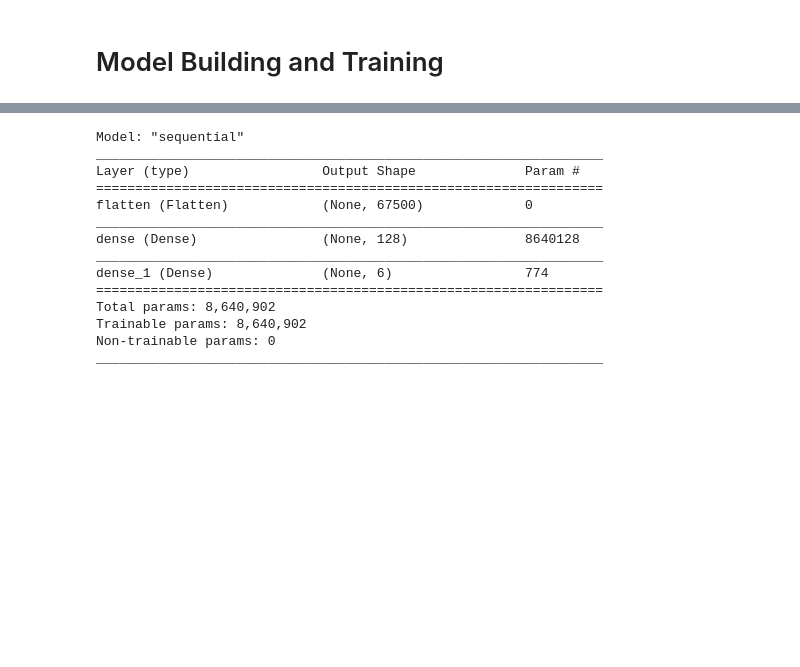
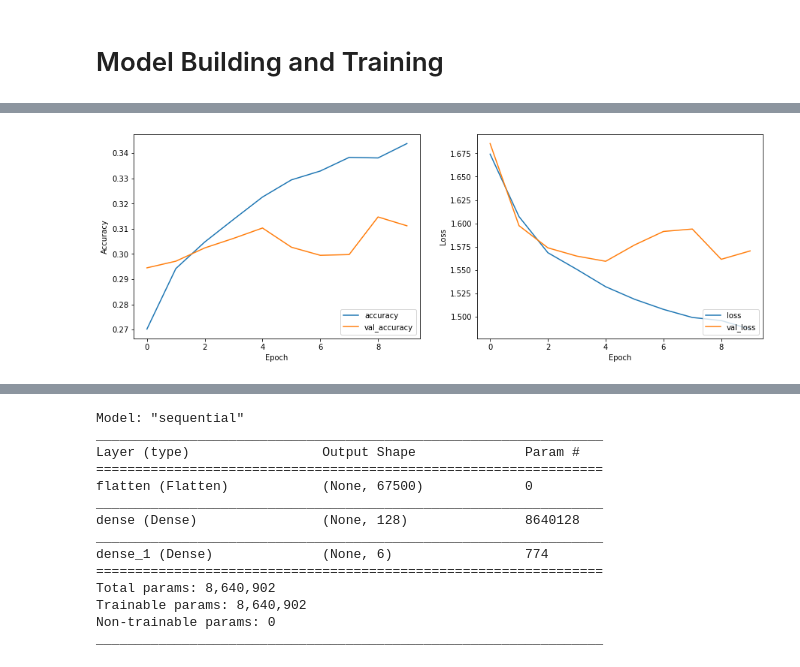
Before and after one commit to phoenix-w/BA885-Image-Classification, a Jupyter notebook: Deliverable01_CNN_Models.ipynb, the cells around one changed output, grey strips where cells are left out. Saved outputs shown, nothing was run; the diff lists cells and outputs as text; code cells hidden in the pictures; blank space fills up the shorter version.

```diff
--- a/Deliverable01_CNN_Models.ipynb
+++ b/Deliverable01_CNN_Models.ipynb
@@ -141,7 +156,11 @@ Maximum value: 1.0
 # %%
 # building model
 num_classes = 6
-model1 = tf.keras.Sequential([tf.keras.layers.Flatten(input_shape=(150, 150, 3)),
+model1 = tf.keras.Sequential([# tf.keras.layers.Conv2D(32, 3, activation='relu'),
+                              # tf.keras.layers.MaxPooling2D(),
+                              tf.keras.layers.Flatten(input_shape=(150, 150, 3)),
+                            #   tf.keras.layers.GlobalAveragePooling2D(),
+                              # fully-connected layers
                               tf.keras.layers.Dense(128, activation='relu'),
                               tf.keras.layers.Dense(num_classes)
                             ])
@@ -180,0 +196,16 @@ INFO:tensorflow:Assets written to: D:/GitHub/BA885-Image-Classification/Models/m
+# %%
+plt.subplot(1,2,1)
+plt.plot(model1_history.history['accuracy'], label='accuracy')
+plt.plot(model1_history.history['val_accuracy'], label = 'val_accuracy')
+plt.xlabel('Epoch')
+plt.ylabel('Accuracy')
+plt.legend(loc='lower right');
+
+plt.subplot(1,2,2)
+plt.plot(model1_history.history['loss'], label='loss')
+plt.plot(model1_history.history['val_loss'], label = 'val_loss')
+plt.xlabel('Epoch')
+plt.ylabel('Loss')
+plt.legend(loc='lower right');
+# %% [output]
+[figure, added]
```
Also changed, not shown: parts of 45 cells of this notebook, 1 other file.
